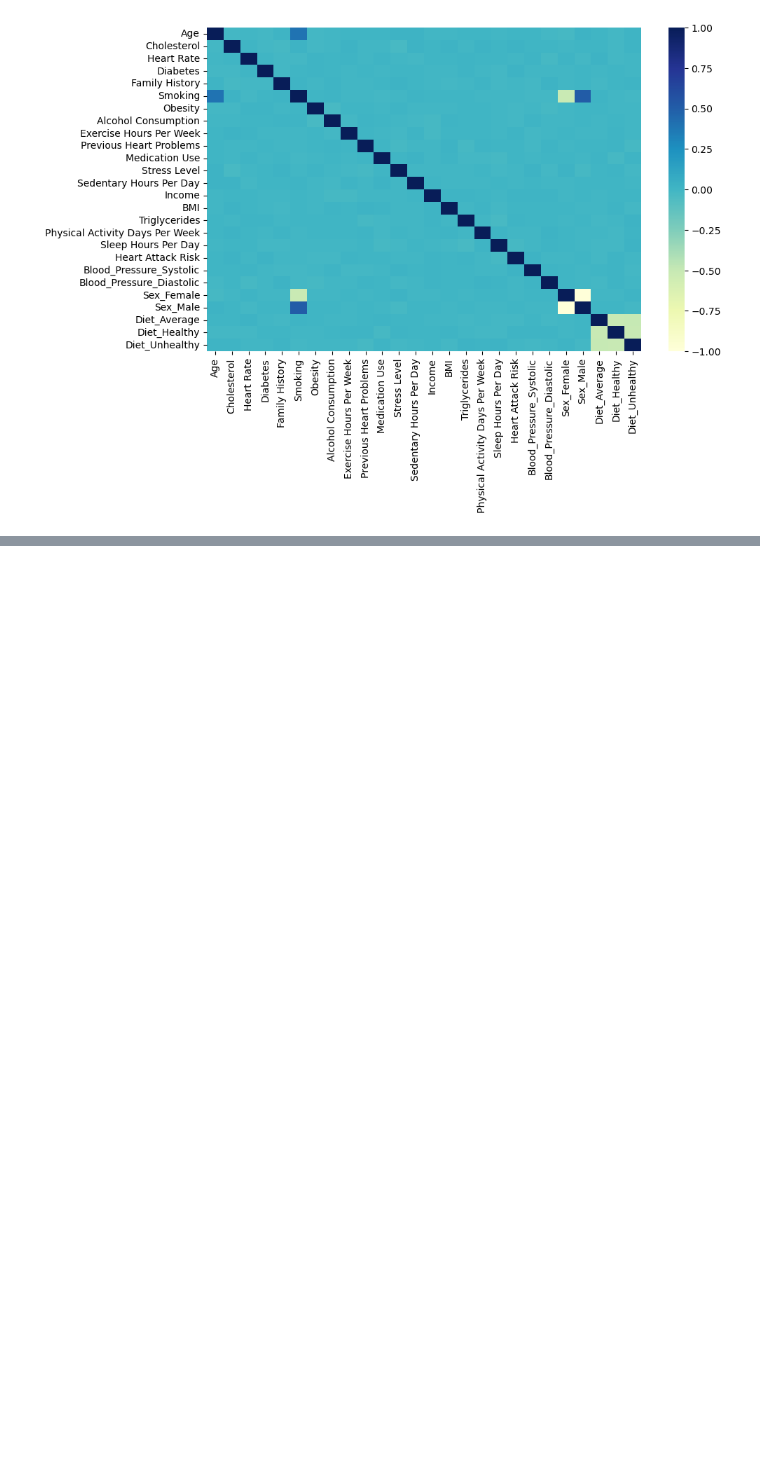
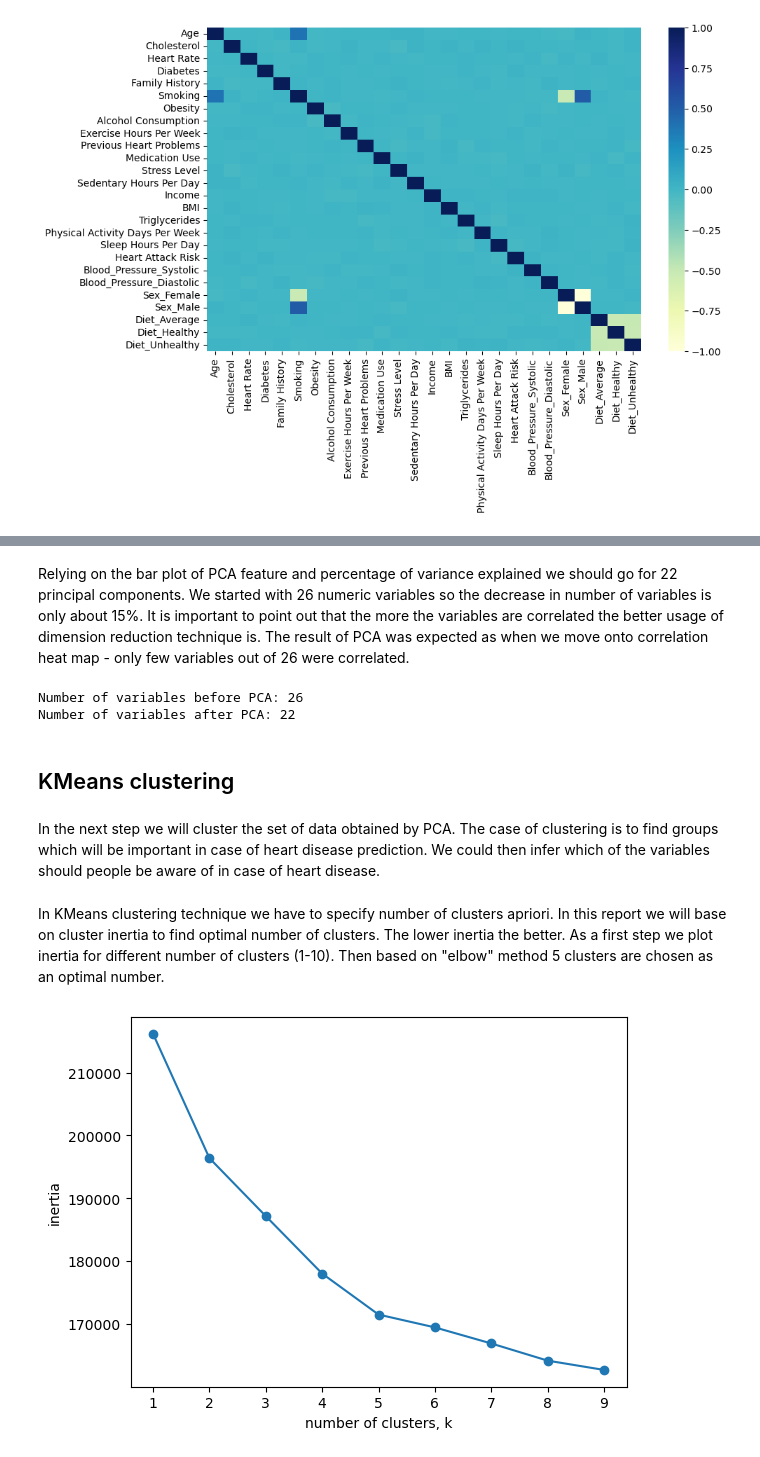
Before and after one commit to Hubert-Magdziak/Dimension-reduction, a Jupyter notebook: Dimension Reduction.ipynb, the cells around one changed output, grey strips where cells are left out. Drawn from its saved outputs; the diff is of its cells as text; code cells hidden in the pictures; blank space fills up the shorter version.

```diff
--- a/Dimension Reduction.ipynb
+++ b/Dimension Reduction.ipynb
@@ -102,0 +150,32 @@ sns.heatmap(heart_numeric.corr(), cmap = "YlGnBu")
+# %% [markdown]
+Relying on the bar plot of PCA feature and percentage of variance explained we should go for 22 principal components. We started with 26 numeric variables so the decrease in number of variables is only about 15%. It is important to point out that the more the variables are correlated the better usage of dimension reduction technique is. The result of PCA was expected as when we move onto correlation heat map - only few variables out of 26 were correlated.
+# %%
+# PCA with 22 components
+pca22 = PCA(n_components= 22)
+pca22.fit(heart_numeric_standardized)
+pca_model = pca22.transform(heart_numeric_standardized)
+print(f"Number of variables before PCA: {heart_numeric_standardized.shape[1]}\nNumber of variables after PCA: {pca_model.shape[1]}")
+# %% [output]
+Number of variables before PCA: 26
+Number of variables after PCA: 22
+# %% [markdown]
+## KMeans clustering
+# %% [markdown]
+In the next step we will cluster the set of data obtained by PCA. The case of clustering is to find groups which will be important in case of heart disease prediction. We could then infer which of the variables should people be aware of in case of heart disease.
+# %% [markdown]
+In KMeans clustering technique we have to specify number of clusters apriori. In this report we will base on cluster inertia to find optimal number of clusters. The lower inertia the better. As a first step we plot inertia for different number of clusters (1-10). Then based on "elbow" method 5 clusters are chosen as an optimal number.
+# %%
+ks = range(1,10)
+inertias = list()
+for k in ks:
+    kmeans = KMeans(n_clusters = k)
+    kmeans.fit(pca_model)
+    inertias.append(kmeans.inertia_)
+# plot of inertia for different number of clusters
+plt.plot(ks, inertias, "-o")
+plt.xlabel("number of clusters, k")
+plt.ylabel("inertia")
+plt.xticks(ks)
+plt.show()
+# %% [output]
+[figure, added]
```
Also changed, not shown: parts of 24 cells of this notebook.
